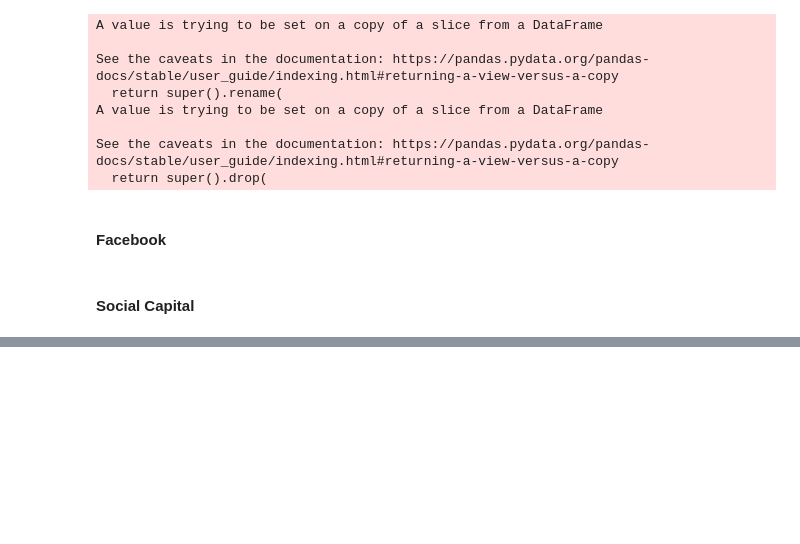
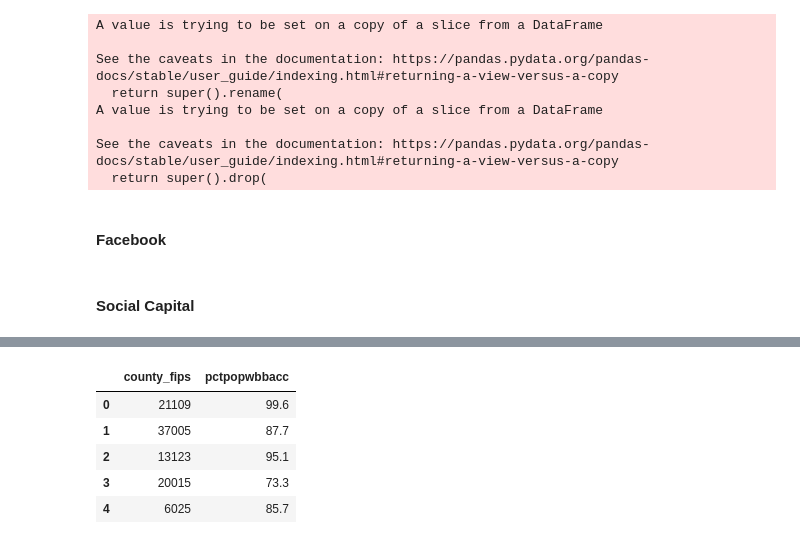
Before and after one commit to lswh/maba_analytics_algorithms_project, a Jupyter notebook: 01-data-cleaning-election-result.ipynb, the cells around one changed output, grey strips where cells are left out. Cells and saved outputs as stored; diff of their text form; code cells hidden in the pictures; blank space fills up the shorter version.

```diff
--- a/01-data-cleaning-election-result.ipynb
+++ b/01-data-cleaning-election-result.ipynb
@@ -188,0 +208,13 @@ social_capital.to_csv(os.path.join(OUTPUT_PATH, f'social_capital.csv'), index=Fa
+# %%
+broadband = pd.read_csv(os.path.join(PATH, 'FCC_Health_and_Broadband.csv'))
+broadband.rename(columns={'geography_id': 'county_fips'}, inplace=True)
+broadband = broadband[['county_fips', 'pctpopwbbacc']]
+# %%
+broadband.head()
+# %% [output]
+|  | county_fips | pctpopwbbacc |
+| 0 | 21109 | 99.6 |
+| 1 | 37005 | 87.7 |
+| 2 | 13123 | 95.1 |
+| 3 | 20015 | 73.3 |
+| 4 | 6025 | 85.7 |
```
Also changed, not shown: parts of 6 cells of this notebook, 3 other files.
